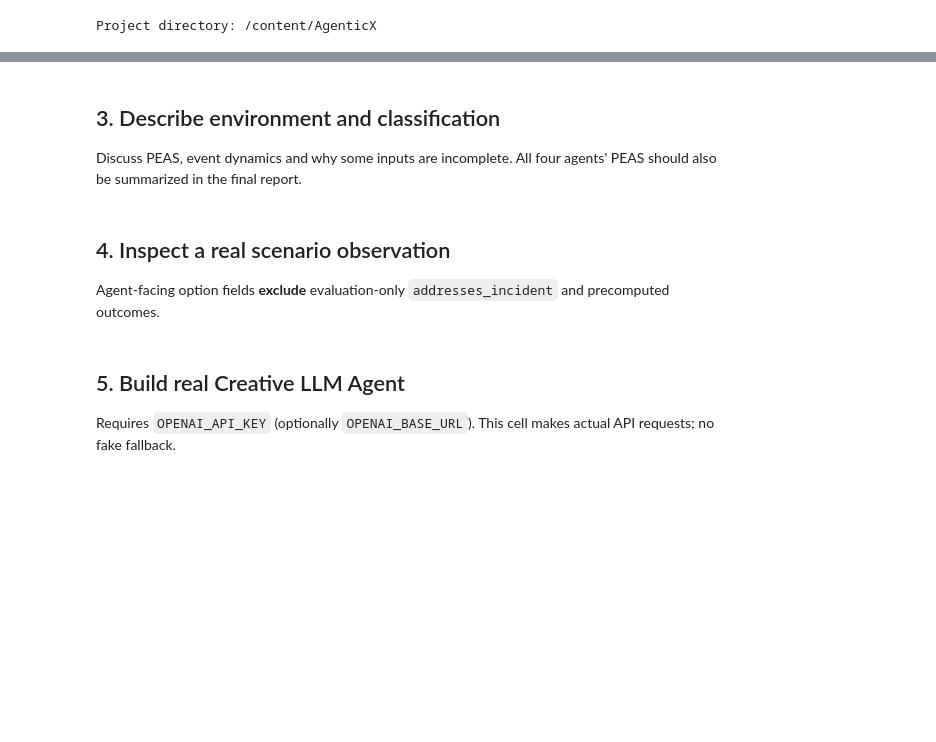
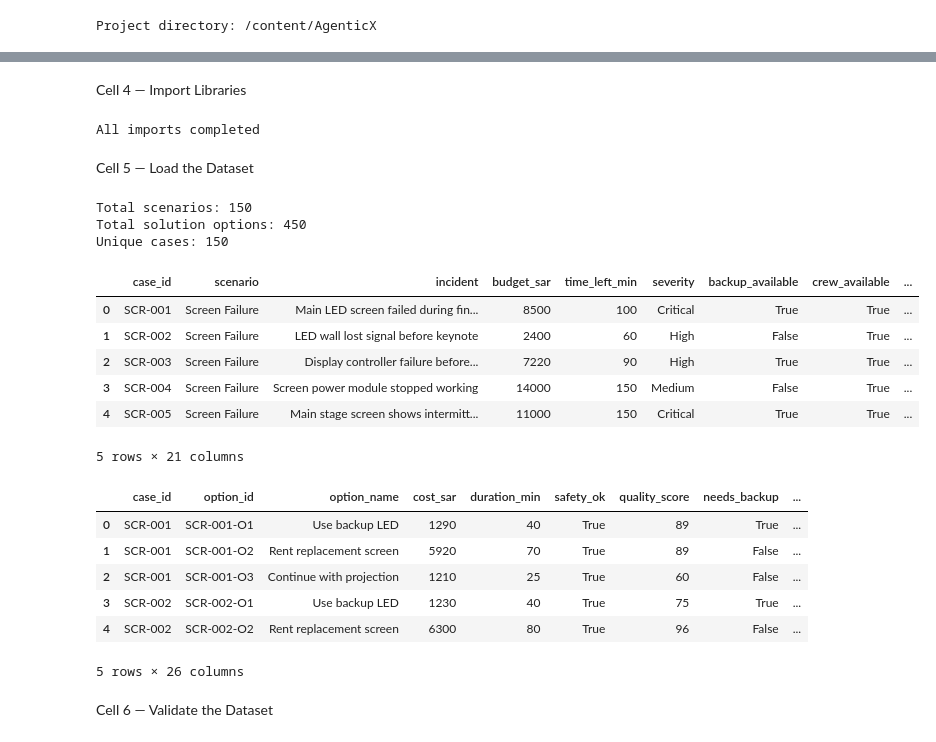
Before and after one commit to RENADBHAI/Agentic-X, a Jupyter notebook: notebooks/01_Environment_Intelligence.ipynb, the cells around one changed output, grey strips where cells are left out. Cells and saved outputs as stored; diff of their text form; code cells hidden in the pictures; blank space fills up the shorter version.

```diff
--- a/notebooks/01_Environment_Intelligence.ipynb
+++ b/notebooks/01_Environment_Intelligence.ipynb
@@ -39,20 +53,54 @@ assert options.groupby('case_id').size().eq(3).all()
 # %% [markdown]
-## 3. Describe environment and classification
-Discuss PEAS, event dynamics and why some inputs are incomplete. All four agents' PEAS should also be summarized in the final report.
+Cell 4 — Import Libraries
 # %%
-from pprint import pprint
-pprint(ENVIRONMENT_DESCRIPTION)
-PEAS_CREATIVE={'Performance':'Relevance and audience-quality score','Environment':'Studio 67 incident and candidate solutions','Actuators':'Propose / accept / refuse with justification','Sensors':'Incident text, option details, quality threshold'}
-pprint(PEAS_CREATIVE)
+
+import pandas as pd
+from IPython.display import display
+
+from core.environment import (
+    DEFAULT_DATA,
+    ENVIRONMENT_DESCRIPTION,
+    HIDDEN_OPTION_FIELDS,
+    HIDDEN_CASE_FIELDS,
+    load_dataset,
+    get_case
+)
+
+from agents.creative import CreativeAgent
+
+print("All imports completed")
+# %% [output]
+All imports completed
 # %% [markdown]
-## 4. Inspect a real scenario observation
-Agent-facing option fields **exclude** evaluation-only `addresses_incident` and precomputed outcomes.
+Cell 5 — Load the Dataset
 # %%
-case, candidates = get_case('SCR-001')
-print(case['case_id'],case['scenario'],case['incident'])
-print('Options:',[o['option_id'] for o in candidates])
-assert all('addresses_incident' not in o for o in candidates)
+
+cases_df, options_df = load_dataset()
+
+print("Total scenarios:", len(cases_df))
+print("Total solution options:", len(options_df))
+print("Unique cases:", cases_df["case_id"].nunique())
+
+display(cases_df.head())
+display(options_df.head())
+# %% [output]
+Total scenarios: 150
+Total solution options: 450
+Unique cases: 150
+|  | case_id | scenario | incident | budget_sar | time_left_min | severity | backup_available | crew_available | ... |
+| 0 | SCR-001 | Screen Failure | Main LED screen failed during fin... | 8500 | 100 | Critical | True | True | ... |
+| 1 | SCR-002 | Screen Failure | LED wall lost signal before keynote | 2400 | 60 | High | False | True | ... |
+| 2 | SCR-003 | Screen Failure | Display controller failure before... | 7220 | 90 | High | True | True | ... |
+| 3 | SCR-004 | Screen Failure | Screen power module stopped working | 14000 | 150 | Medium | False | True | ... |
+| 4 | SCR-005 | Screen Failure | Main stage screen shows intermitt... | 11000 | 150 | Critical | True | True | ... |
+5 rows × 21 columns
+|  | case_id | option_id | option_name | cost_sar | duration_min | safety_ok | quality_score | needs_backup | ... |
+| 0 | SCR-001 | SCR-001-O1 | Use backup LED | 1290 | 40 | True | 89 | True | ... |
+| 1 | SCR-001 | SCR-001-O2 | Rent replacement screen | 5920 | 70 | True | 89 | False | ... |
+| 2 | SCR-001 | SCR-001-O3 | Continue with projection | 1210 | 25 | True | 60 | False | ... |
+| 3 | SCR-002 | SCR-002-O1 | Use backup LED | 1230 | 40 | True | 75 | True | ... |
+| 4 | SCR-002 | SCR-002-O2 | Rent replacement screen | 6300 | 80 | True | 96 | False | ... |
+5 rows × 26 columns
 # %% [markdown]
-## 5. Build real Creative LLM Agent
-Requires `OPENAI_API_KEY` (optionally `OPENAI_BASE_URL`). This cell makes actual API requests; no fake fallback.
+Cell 6 — Validate the Dataset
 # %%
```
Also changed, not shown: parts of 19 cells of this notebook.
